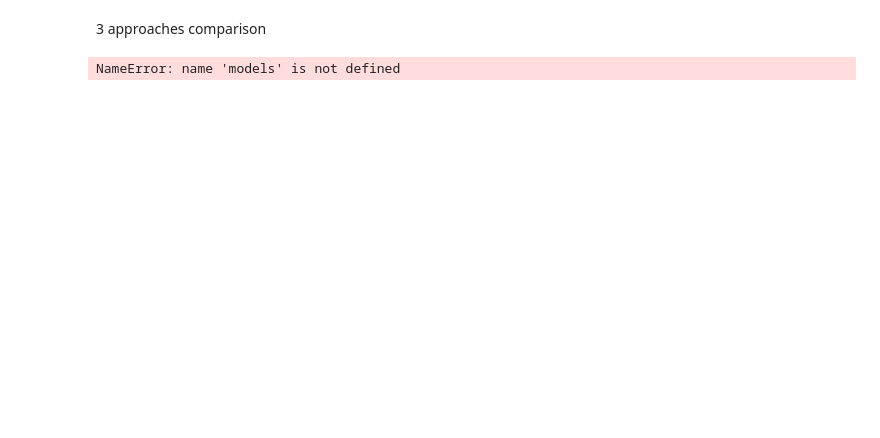
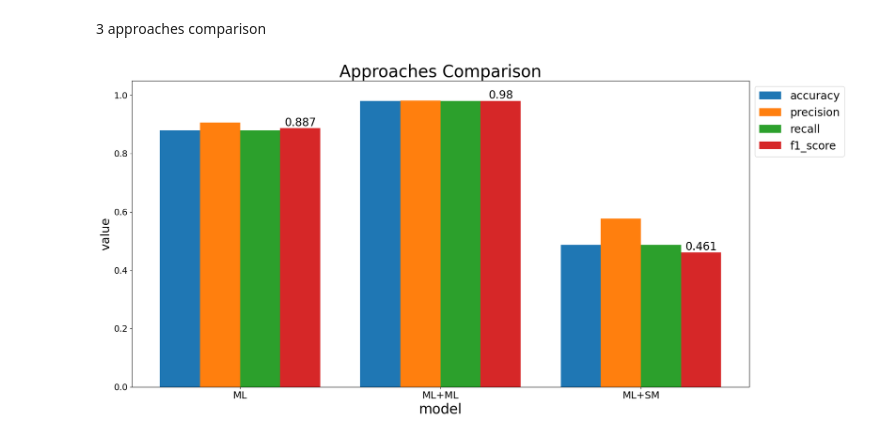
Before and after one commit to charlie532/Cyber-Attack-Lifecycle-and-Technique-Detection, a Jupyter notebook: 3_lifecycle/lifecycle_analysis.ipynb, the cells around one changed output. Cells and saved outputs as stored; diff of their text form; code cells hidden in the pictures; blank space fills up the shorter version.

```diff
--- a/3_lifecycle/lifecycle_analysis.ipynb
+++ b/3_lifecycle/lifecycle_analysis.ipynb
@@ -105,11 +100,11 @@ Technique Sequence Generation
 import ast
 import random
 
-# data_type = 'train'
-data_type = 'test'
-df = pd.read_csv(os.path.join(folder, folder_lifecycle, 'lifecycle_dataset_'+data_type+'_original.csv'))
+data_type = 'train'
+# data_type = 'test'
+df = pd.read_csv(os.path.join(folder, folder_lifecycle, 'lifecycle_'+data_type+'_original.csv'))
 
-times_generating = 12
+times_generating = 200 # train: 200, test: 40
 len_rand = 5
 
 
@@ -323,11 +359,30 @@ import numpy as np
 import matplotlib.pyplot as plt
 import math
 
-evaluation = []
-evaluation[name]['accuracy'].append(accuracy_score(y_test, y_hat,))
-evaluation[name]['precision'].append(precision_score(y_test, y_hat, average='weighted',zero_division=0))
-evaluation[name]['recall'].append(recall_score(y_test, y_hat, average='weighted', zero_division=0))
-evaluation[name]['f1_score'].append(f1_score(y_test, y_hat, average='weighted', zero_division=0))
+methods = ['ML', 'ML+ML', 'ML+SM']
+
+evaluation = {}
+for name in methods:
+    evaluation[name] = {
+        'accuracy': [],
+        'precision': [],
+        'recall': [],
+        'f1_score': []
+    }
+evaluation['ML']['accuracy'].append(0.879)
+evaluation['ML']['precision'].append(0.907)
+evaluation['ML']['recall'].append(0.879)
+evaluation['ML']['f1_score'].append(0.887)
+
+evaluation['ML+ML']['accuracy'].append(0.98)
+evaluation['ML+ML']['precision'].append(0.981)
+evaluation['ML+ML']['recall'].append(0.98)
+evaluation['ML+ML']['f1_score'].append(0.98)
+
+evaluation['ML+SM']['accuracy'].append(0.487)
+evaluation['ML+SM']['precision'].append(0.577)
+evaluation['ML+SM']['recall'].append(0.487)
+evaluation['ML+SM']['f1_score'].append(0.461)
 
 def round_off(value, n):
     return math.floor(value * (10 ** n)) / float(10 ** n)
@@ -338,32 +393,32 @@ result = {
     'precision': [],
     'recall': [],
     'f1_score': []
 }
 for name in evaluation:
     for key, value in evaluation[name].items():
         result[key].append(round_off(mean(value), 3))
 
         if name == 'Bi-GRU':
             print(f'metric {key}: {round_off(mean(value), 3)}')
 
 width = 0.2
 x = np.arange(len(models))
 plt.figure(figsize=(20, 10))
 plt.bar(x, result['accuracy'], width, label='accuracy')
 plt.bar(x+width, result['precision'], width, label='precision')
 plt.bar(x+2*width, result['recall'], width, label='recall')
 bar = plt.bar(x+3*width, result['f1_score'], width, label='f1_score')
 plt.bar_label(bar, label_type='edge', fontsize=20)
-plt.title('Approaches Performance Comparison', fontsize=30)
+plt.title('Approaches Comparison', fontsize=30)
 plt.xticks(x+1.5*width, models)
 plt.xlabel('model', fontsize=25)
 plt.ylabel('value', fontsize=22)
 plt.rcParams.update({
     'xtick.labelsize': 18,
     'ytick.labelsize': 16,
 })
 plt.legend(bbox_to_anchor=(1, 1), loc='upper left', fontsize=20)
 plt.ylim(0, 1.05)
 plt.show()
 # %% [output]
-NameError: name 'models' is not defined
+[figure, added]
```
Also changed, not shown: parts of 9 cells of this notebook, 14 other files.
